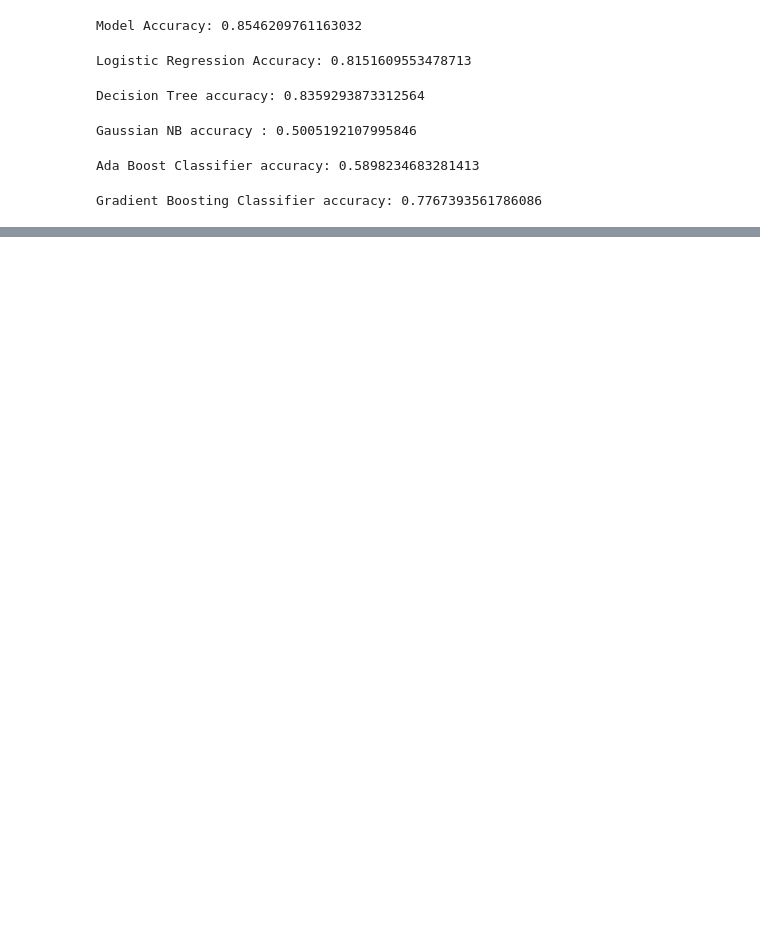
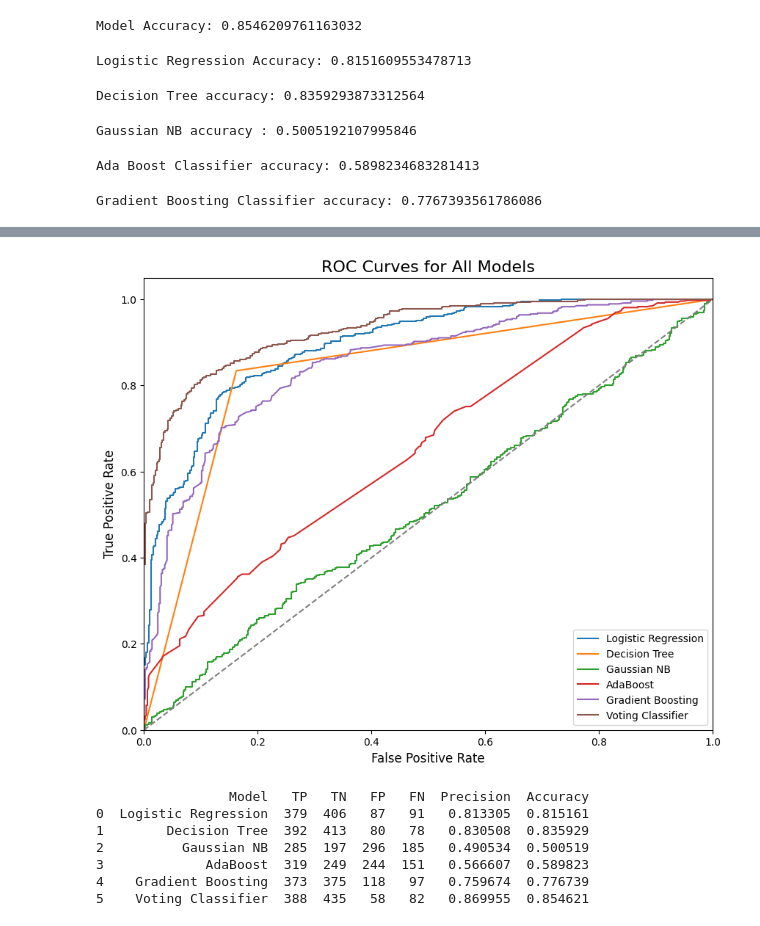
Before and after one commit to magical-king03/Machine-Learning-Project, a Jupyter notebook: model.ipynb, the cells around one changed output, grey strips where cells are left out. Drawn from its saved outputs; the diff is of its cells as text; code cells hidden in the pictures; blank space fills up the shorter version.

```diff
--- a/model.ipynb
+++ b/model.ipynb
@@ -124,0 +157,53 @@ Gradient Boosting Classifier accuracy: 0.7767393561786086
+# %%
+fpr = {}
+tpr = {}
+roc_auc = {}
+
+precision_table = pd.DataFrame(columns=['Model', 'TP', 'TN', 'FP', 'FN', 'Precision', 'Accuracy'])
+
+for name, model in models.items():
+    model.fit(X_train, y_train)
+
+    y_pred = model.predict(X_test)
+    y_pred_prob = model.predict_proba(X_test)[:, 1] if hasattr(model, "predict_proba") else model.decision_function(X_test)
+
+    fpr[name], tpr[name], _ = roc_curve(y_test, y_pred_prob)
+    roc_auc[name] = auc(fpr[name], tpr[name])
+
+    tn, fp, fn, tp = confusion_matrix(y_test, y_pred).ravel()
+    precision = precision_score(y_test, y_pred, zero_division=1)
+    accuracy = accuracy_score(y_test, y_pred)
+    row = pd.DataFrame({
+        'Model': [name],
+        'TP': [tp],
+        'TN': [tn],
+        'FP': [fp],
+        'FN': [fn],
+        'Precision': [precision],
+        'Accuracy': [accuracy]
+    })
+
+    precision_table = pd.concat([precision_table, row], ignore_index=True)
+
+plt.figure(figsize=(10, 8))
+for name in models.keys():
+    plt.plot(fpr[name], tpr[name], label=f'{name}')
+
+plt.plot([0, 1], [0, 1], color='gray', linestyle='--')
+plt.xlim([0.0, 1.0])
+plt.ylim([0.0, 1.05])
+plt.title('ROC Curves for All Models', fontsize=16)
+plt.xlabel('False Positive Rate', fontsize=12)
+plt.ylabel('True Positive Rate', fontsize=12)
+plt.legend(loc='lower right')
+plt.show()
+print(precision_table)
+# %% [output]
+[figure, added]
+                 Model   TP   TN   FP   FN  Precision  Accuracy
+0  Logistic Regression  379  406   87   91   0.813305  0.815161
+1        Decision Tree  392  413   80   78   0.830508  0.835929
+2          Gaussian NB  285  197  296  185   0.490534  0.500519
+3             AdaBoost  319  249  244  151   0.566607  0.589823
+4    Gradient Boosting  373  375  118   97   0.759674  0.776739
+5    Voting Classifier  388  435   58   82   0.869955  0.854621
```
Also changed, not shown: parts of 2 cells of this notebook, 1 other file.
